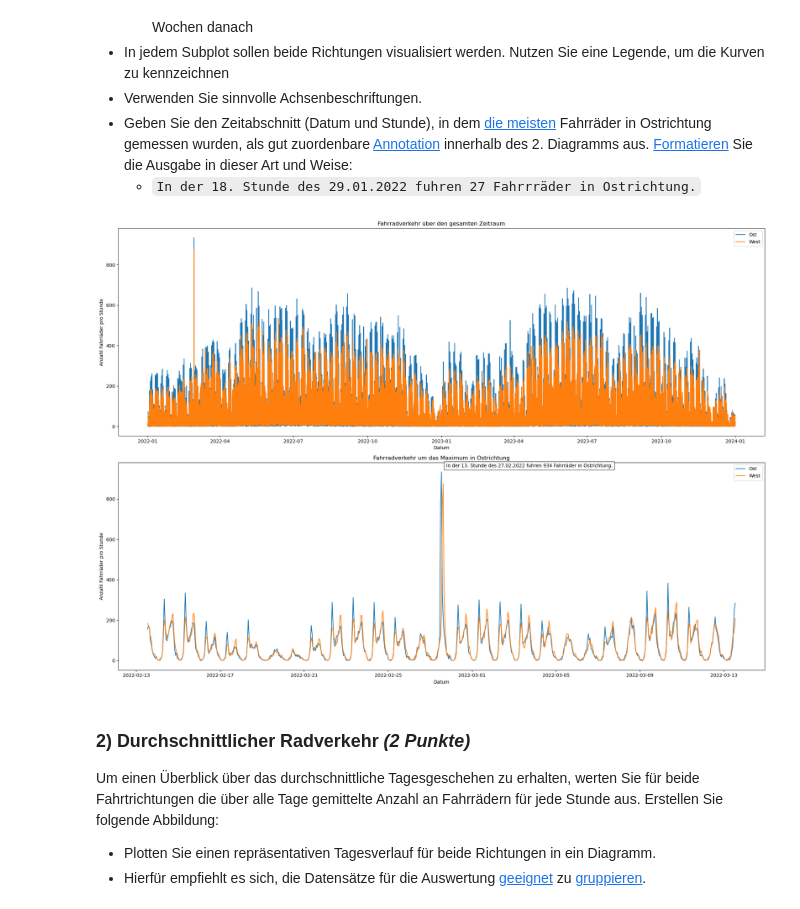
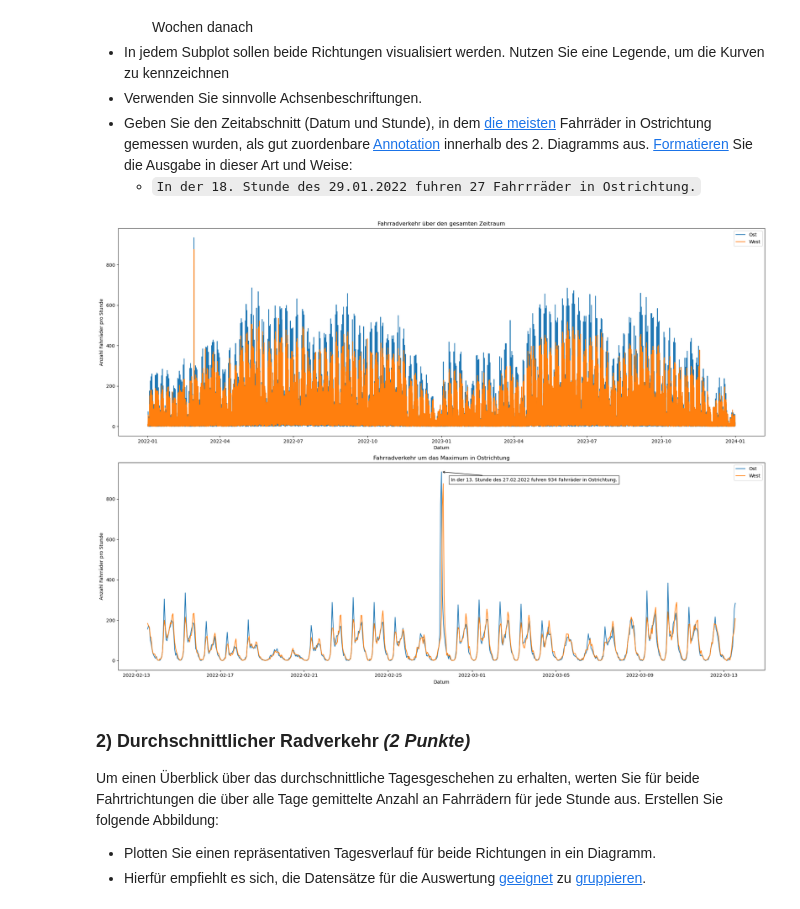
Before and after one commit to glueckf/Python-f-r-Ingenieure, a Jupyter notebook: pa05/PA5.ipynb, the cells around one changed output. Saved outputs shown, nothing was run; the diff lists cells and outputs as text; code cells hidden in the pictures.

```diff
--- a/pa05/PA5.ipynb
+++ b/pa05/PA5.ipynb
@@ -109,7 +102,10 @@ fahrraddaten['Datum'] = pd.to_datetime(fahrraddaten['Date'], yearfirst=True)
 
 # Maximum in Ostrichtung finden
 max_east_idx = np.argmax(fahrraddaten['East'])
-max_east_time = fahrraddaten.iloc[max_east_idx]['Datum']
+
+# Finde Zeitpunkt mit Maximum in Ostrichtung über .loc
+max_east_time = fahrraddaten.loc[max_east_idx, 'Datum']
+# Finde Anzahl Fahrräder zum Maximum in Ostrichtung über .iloc
 max_east_value = fahrraddaten.iloc[max_east_idx]['East']
 
 # Zeitfenster für zweiten Plot
@@ -119,36 +115,36 @@ zwei_wochen = pd.Timedelta(days=14)
 mask = (fahrraddaten['Datum'] >= max_east_time - zwei_wochen) & \
       (fahrraddaten['Datum'] <= max_east_time + zwei_wochen)
 
 # Plot erstellen
 plt.plot(fahrraddaten['Datum'], fahrraddaten['East'], label='Ost')
 plt.plot(fahrraddaten['Datum'], fahrraddaten['West'], label='West')
 plt.xlabel('Datum')
 plt.ylabel('Anzahl Fahrräder pro Stunde')
 plt.title('Fahrradverkehr über den gesamten Zeitraum')
 plt.legend()
 
 # Zweiten Plot erstellen
 plt.subplot(212)
 plt.plot(fahrraddaten[mask]['Datum'], fahrraddaten[mask]['East'], label='Ost')
 plt.plot(fahrraddaten[mask]['Datum'], fahrraddaten[mask]['West'], label='West')
 plt.xlabel('Datum')
 plt.ylabel('Anzahl Fahrräder pro Stunde')
 plt.title('Fahrradverkehr um das Maximum in Ostrichtung')
 plt.legend()
 
 # Annotation hinzufügen
 annotation_text = f"In der {max_east_time.strftime('%H')}. Stunde des {max_east_time.strftime('%d.%m.%Y')} fuhren {int(max_east_value)} Fahrräder in Ostrichtung."
 plt.annotate(annotation_text,
            xy=(max_east_time, max_east_value),
-           xytext=(10, 10), textcoords='offset points',
+           xytext=(20, -20), textcoords='offset points',
            bbox=dict(facecolor='white', alpha=0.8),
-           ha='left')
+           ha='left',arrowprops=dict(arrowstyle='->'))
 
 # Plot anzeigen
 plt.tight_layout()
 plt.show()
 # %% [output]
-[figure, old version]
+[figure, new version]
 # %%
 # Hier ist ein Plausibilitätstest:
 assert "Datum" in fahrraddaten.columns
```
Also changed, not shown: parts of 5 cells of this notebook.
